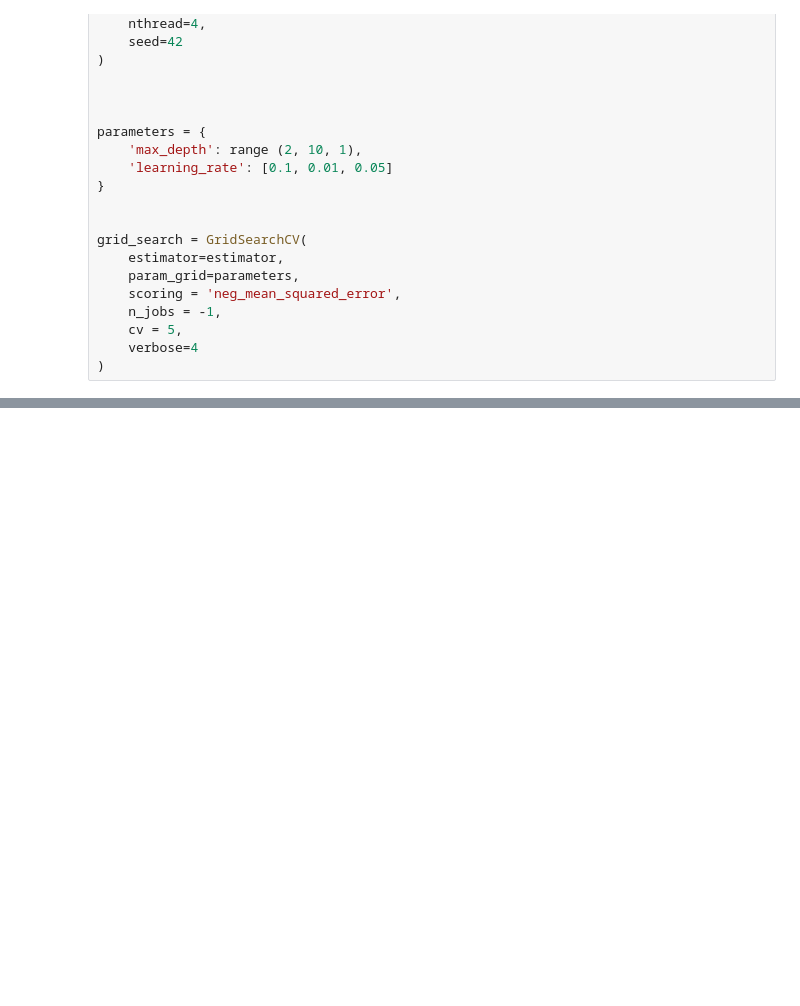
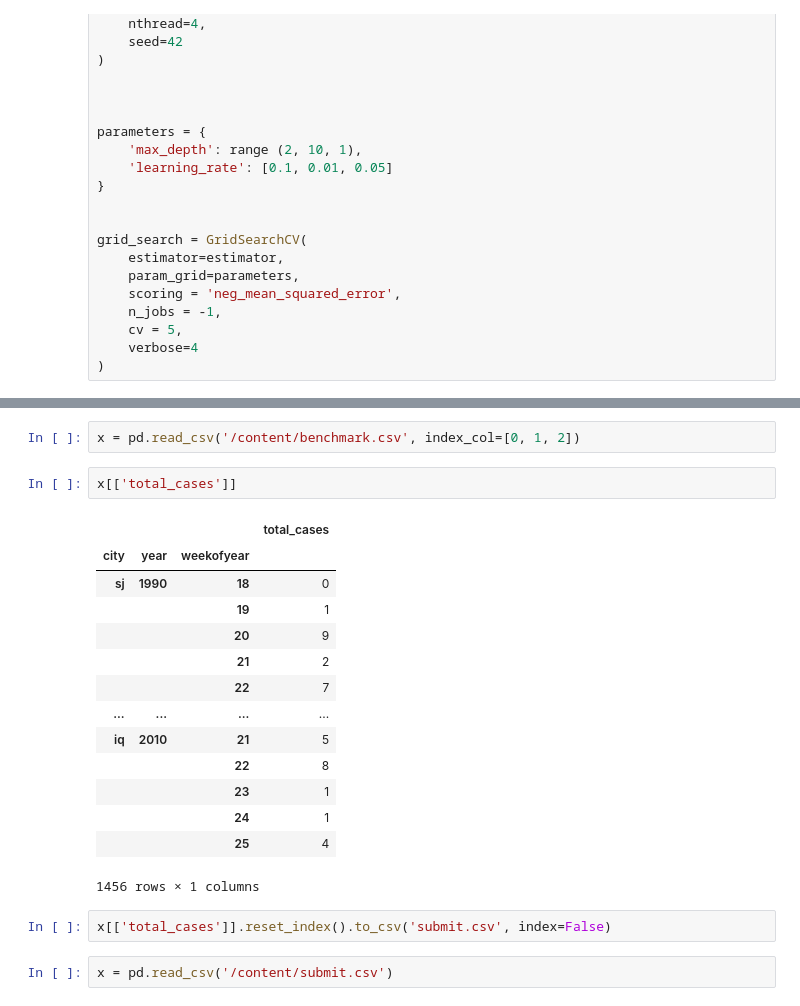
Before and after one commit to Viroslav/SFE, a Jupyter notebook: DS/Untitled8.ipynb, the cells around one changed output, grey strips where cells are left out. Cells and saved outputs as stored; diff of their text form; blank space fills up the shorter version.

```diff
--- a/DS/Untitled8.ipynb
+++ b/DS/Untitled8.ipynb
@@ -92,0 +133,23 @@ Fitting 5 folds for each of 24 candidates, totalling 120 fits
+# %%
+x = pd.read_csv('/content/benchmark.csv', index_col=[0, 1, 2])
+# %%
+x[['total_cases']]
+# %% [output]
+|  |  |  | total_cases |
+| city | year | weekofyear |  |
+| sj | 1990 | 18 | 0 |
+|  |  | 19 | 1 |
+|  |  | 20 | 9 |
+|  |  | 21 | 2 |
+|  |  | 22 | 7 |
+| ... | ... | ... | ... |
+| iq | 2010 | 21 | 5 |
+|  |  | 22 | 8 |
+|  |  | 23 | 1 |
+|  |  | 24 | 1 |
+|  |  | 25 | 4 |
+1456 rows × 1 columns
+# %%
+x[['total_cases']].reset_index().to_csv('submit.csv', index=False)
+# %%
+x = pd.read_csv('/content/submit.csv')
```
Also changed, not shown: parts of 13 cells of this notebook.
